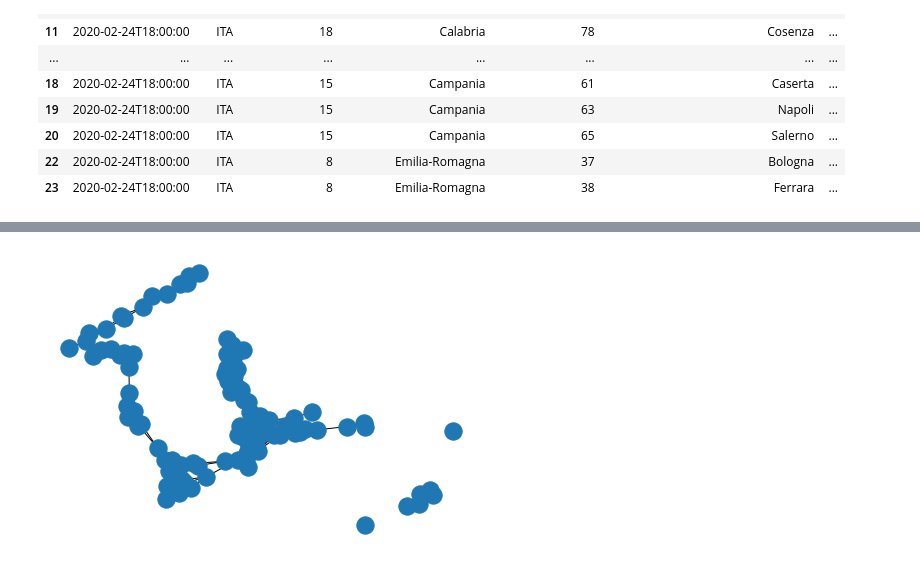
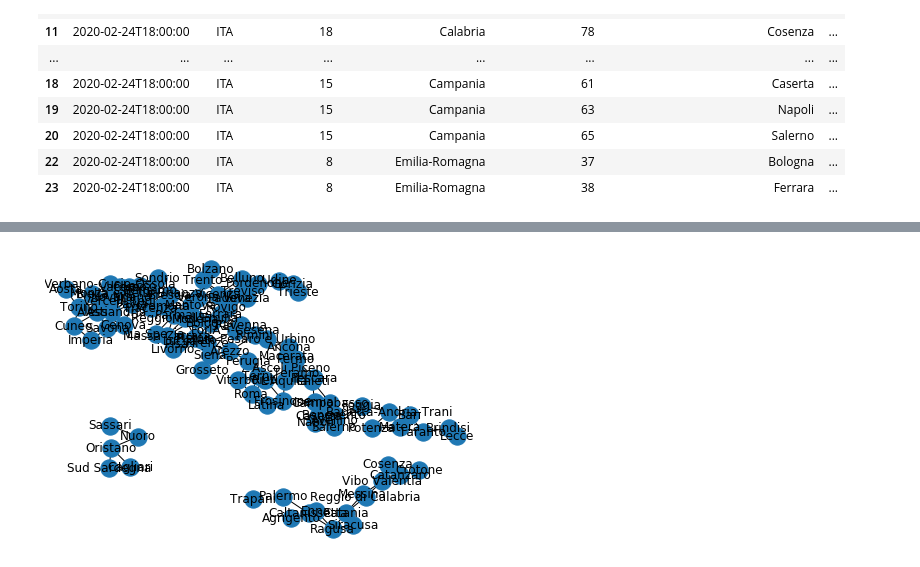
Before and after one commit to MattBlue92/Progetto-APMD-AAGM-2020, a Jupyter notebook: notebooks/Building_graph.ipynb, the cells around one changed output, grey strips where cells are left out. Drawn from its saved outputs; the diff is of its cells as text; code cells hidden in the pictures.

Commit message:
network visualization

```diff
--- a/notebooks/Building_graph.ipynb
+++ b/notebooks/Building_graph.ipynb
@@ -61,3 +61,5 @@ provincia = covid19_dataset['denominazione_provincia']
 lat = covid19_dataset['lat']
 long = covid19_dataset['long']
 province = pd.DataFrame(data = {'citta': provincia, 'lat': lat, 'long':long})
+province = province[province.citta!="In fase di definizione/aggiornamento"]
+province.head()
@@ -64,6 +73,9 @@ province = pd.DataFrame(data = {'citta': provincia, 'lat': lat, 'long':long})
 # %%
 builderGraph = BuilderGraph(0.8)
 graph = builderGraph.buildGraph(province)
-nx.draw(graph)
+
+pos={}
+province.apply(lambda e: pos.update({e["citta"]:(e["long"], e["lat"])}), axis=1)
+nx.draw(graph, pos, with_labels=True)
 # %% [output]
-[figure, old version]
+[figure, new version]
```
Also changed, not shown: parts of 1 cell of this notebook.
